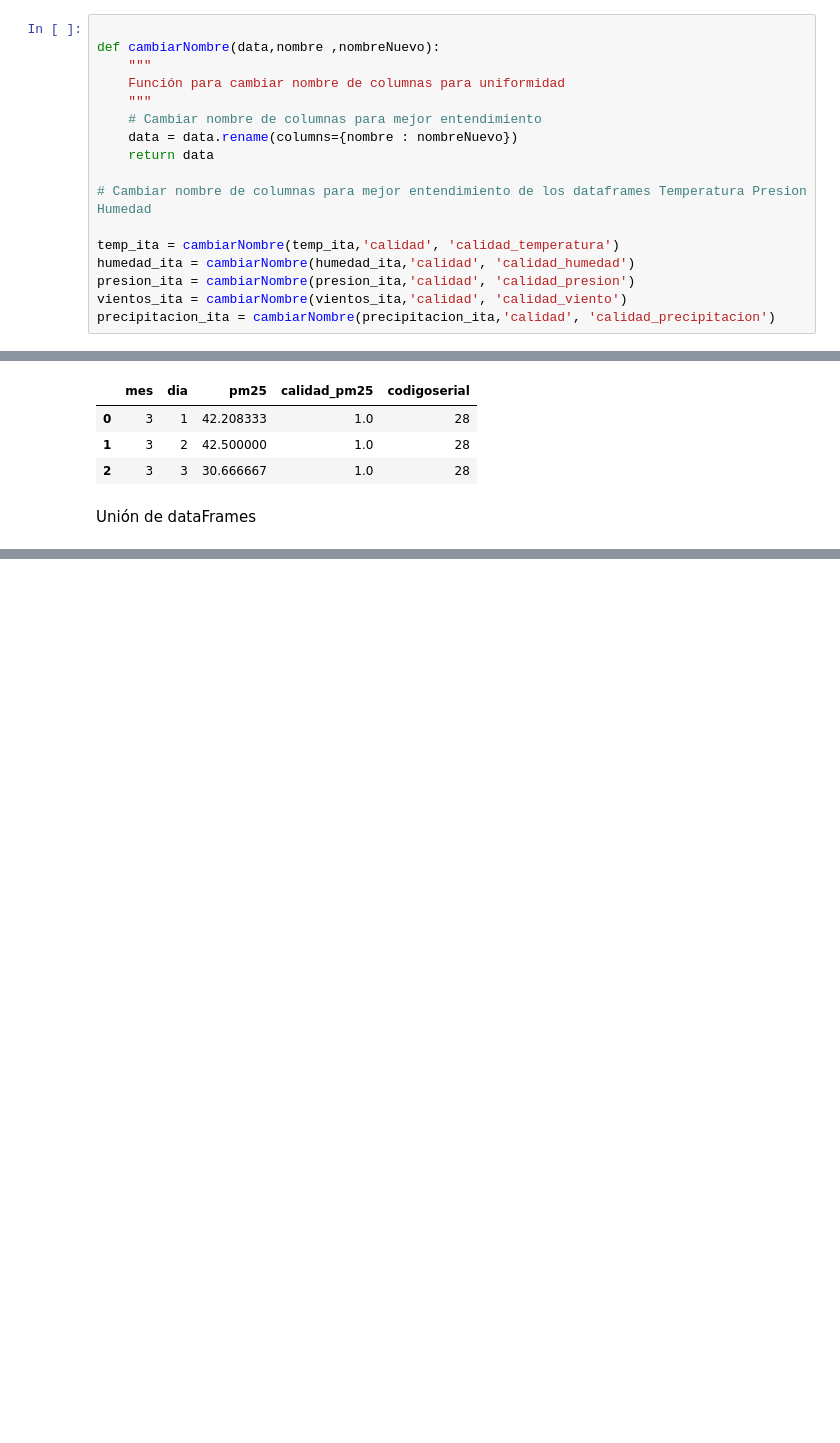
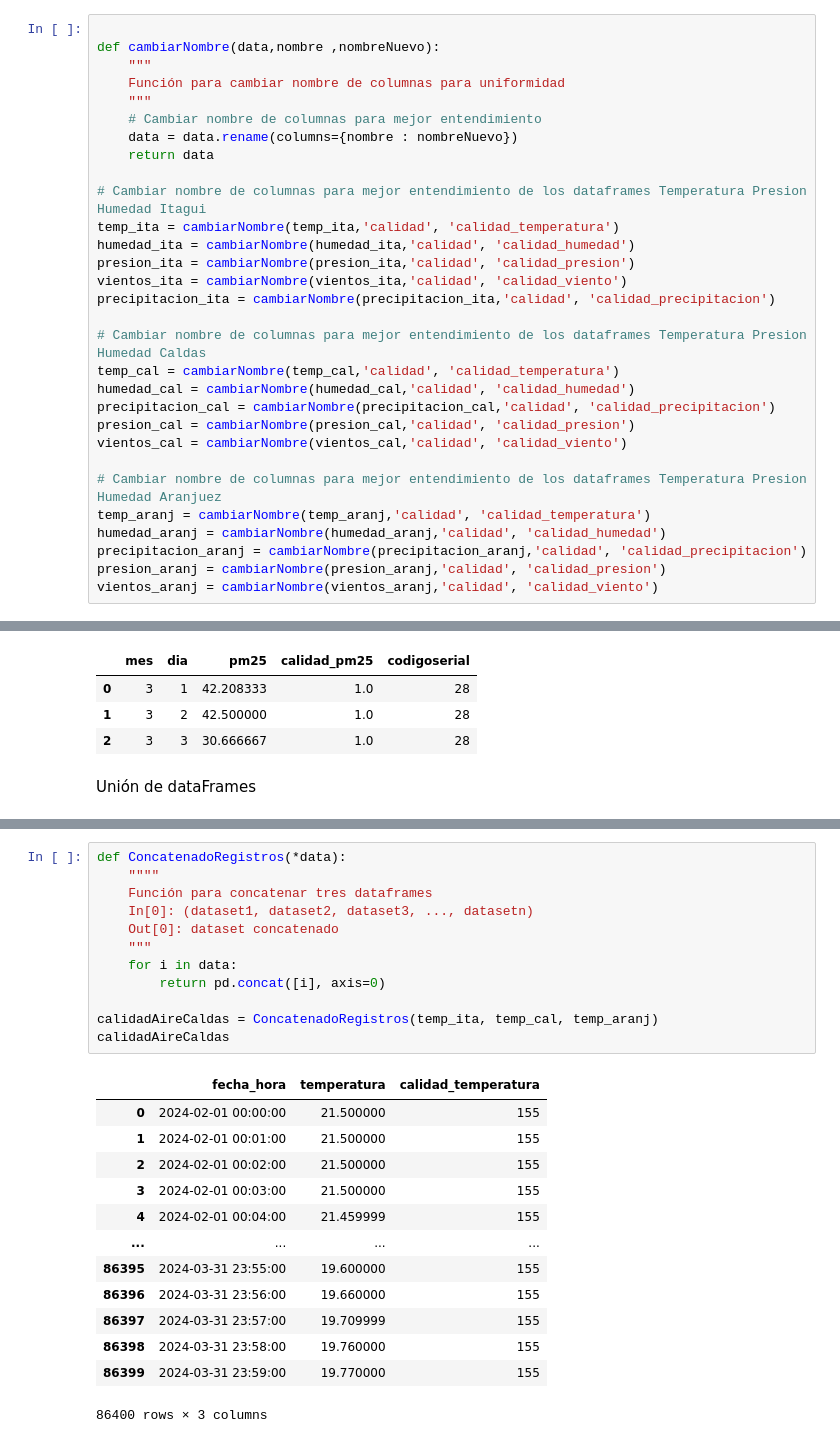
Before and after one commit to kennethLeonel/Monografia-calidad-del-aire-valle-de-aburra, a Jupyter notebook: Proyecto_dataset.ipynb, the cells around one changed output, grey strips where cells are left out. Drawn from its saved outputs; the diff is of its cells as text; blank space fills up the shorter version.

```diff
--- a/Proyecto_dataset.ipynb
+++ b/Proyecto_dataset.ipynb
@@ -102,13 +102,26 @@ def cambiarNombre(data,nombre ,nombreNuevo):
     data = data.rename(columns={nombre : nombreNuevo})
     return data
 
-# Cambiar nombre de columnas para mejor entendimiento de los dataframes Temperatura Presion Humedad
-
+# Cambiar nombre de columnas para mejor entendimiento de los dataframes Temperatura Presion Humedad Itagui
 temp_ita = cambiarNombre(temp_ita,'calidad', 'calidad_temperatura')
 humedad_ita = cambiarNombre(humedad_ita,'calidad', 'calidad_humedad')
 presion_ita = cambiarNombre(presion_ita,'calidad', 'calidad_presion')
 vientos_ita = cambiarNombre(vientos_ita,'calidad', 'calidad_viento')
 precipitacion_ita = cambiarNombre(precipitacion_ita,'calidad', 'calidad_precipitacion')
+
+# Cambiar nombre de columnas para mejor entendimiento de los dataframes Temperatura Presion Humedad Caldas
+temp_cal = cambiarNombre(temp_cal,'calidad', 'calidad_temperatura')
+humedad_cal = cambiarNombre(humedad_cal,'calidad', 'calidad_humedad')
+precipitacion_cal = cambiarNombre(precipitacion_cal,'calidad', 'calidad_precipitacion')
+presion_cal = cambiarNombre(presion_cal,'calidad', 'calidad_presion')
+vientos_cal = cambiarNombre(vientos_cal,'calidad', 'calidad_viento')
+
+# Cambiar nombre de columnas para mejor entendimiento de los dataframes Temperatura Presion Humedad Aranjuez
+temp_aranj = cambiarNombre(temp_aranj,'calidad', 'calidad_temperatura')
+humedad_aranj = cambiarNombre(humedad_aranj,'calidad', 'calidad_humedad')
+precipitacion_aranj = cambiarNombre(precipitacion_aranj,'calidad', 'calidad_precipitacion')
+presion_aranj = cambiarNombre(presion_aranj,'calidad', 'calidad_presion')
+vientos_aranj = cambiarNombre(vientos_aranj,'calidad', 'calidad_viento')
 # %% [markdown]
 Filtrar el dataframe calidad aire para tomar las columnas objetivo del proyecto
 # %%
@@ -283,0 +313,26 @@ calidadAireItaguiUnido
+# %%
+def ConcatenadoRegistros(*data):
+    """"
+    Función para concatenar tres dataframes
+    In[0]: (dataset1, dataset2, dataset3, ..., datasetn)
+    Out[0]: dataset concatenado
+    """
+    for i in data:
+        return pd.concat([i], axis=0)
+
+calidadAireCaldas = ConcatenadoRegistros(temp_ita, temp_cal, temp_aranj)
+calidadAireCaldas
+# %% [output]
+|  | fecha_hora | temperatura | calidad_temperatura |
+| 0 | 2024-02-01 00:00:00 | 21.500000 | 155 |
+| 1 | 2024-02-01 00:01:00 | 21.500000 | 155 |
+| 2 | 2024-02-01 00:02:00 | 21.500000 | 155 |
+| 3 | 2024-02-01 00:03:00 | 21.500000 | 155 |
+| 4 | 2024-02-01 00:04:00 | 21.459999 | 155 |
+| ... | ... | ... | ... |
+| 86395 | 2024-03-31 23:55:00 | 19.600000 | 155 |
+| 86396 | 2024-03-31 23:56:00 | 19.660000 | 155 |
+| 86397 | 2024-03-31 23:57:00 | 19.709999 | 155 |
+| 86398 | 2024-03-31 23:58:00 | 19.760000 | 155 |
+| 86399 | 2024-03-31 23:59:00 | 19.770000 | 155 |
+86400 rows × 3 columns
```
Also changed, not shown: parts of 8 cells of this notebook.
